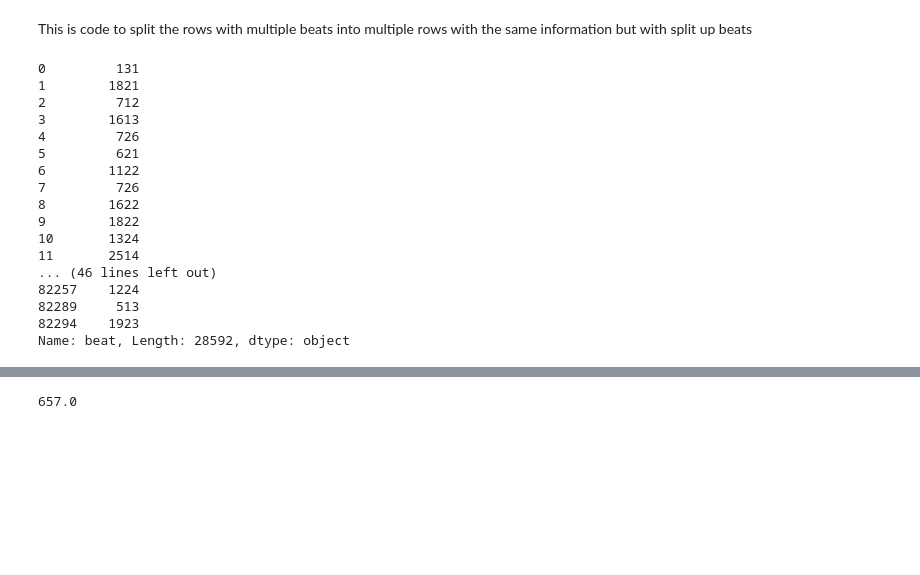
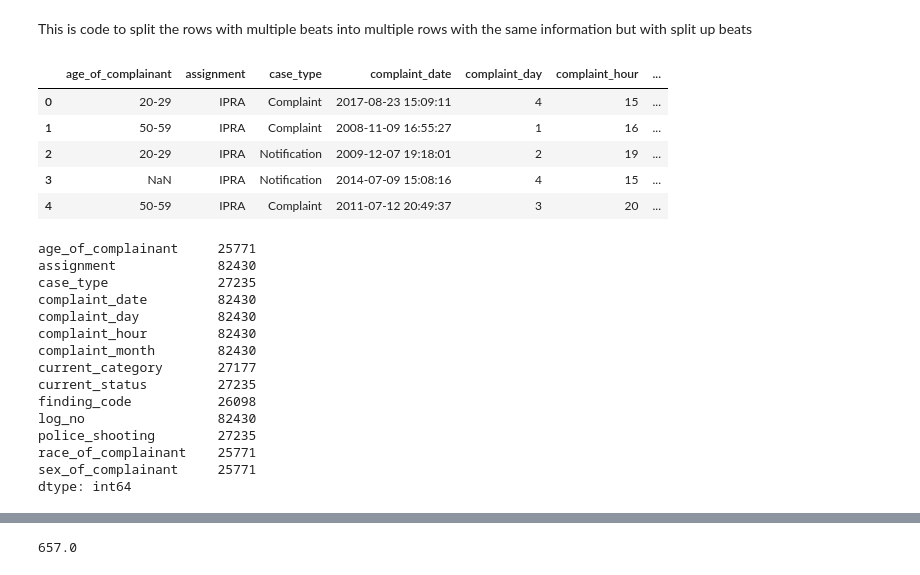
Before and after one commit to changuage/policecomplaints, a Jupyter notebook: Develop/notebooks/Data Pull and EDA.ipynb, the cells around one changed output, grey strips where cells are left out. Cells and saved outputs as stored; diff of their text form; code cells hidden in the pictures; blank space fills up the shorter version.

```diff
--- a/Develop/notebooks/Data Pull and EDA.ipynb
+++ b/Develop/notebooks/Data Pull and EDA.ipynb
@@ -220,30 +226,21 @@ officers.beat.str[:-2].value_counts()
 Name: beat, Length: 535, dtype: int64
 # %% [markdown]
 This is code to split the rows with multiple beats into multiple rows with the same information but with split up beats
+# %%
+complaints.head()
+# %% [output]
+|  | age_of_complainant | assignment | case_type | complaint_date | complaint_day | complaint_hour | ... |
+| 0 | 20-29 | IPRA | Complaint | 2017-08-23 15:09:11 | 4 | 15 | ... |
+| 1 | 50-59 | IPRA | Complaint | 2008-11-09 16:55:27 | 1 | 16 | ... |
+| 2 | 20-29 | IPRA | Notification | 2009-12-07 19:18:01 | 2 | 19 | ... |
+| 3 | NaN | IPRA | Notification | 2014-07-09 15:08:16 | 4 | 15 | ... |
+| 4 | 50-59 | IPRA | Complaint | 2011-07-12 20:49:37 | 3 | 20 | ... |
 # %%
 complaints2 = complaints
 complaints2
 split = complaints2['beat'].str.split('|').apply(pd.Series, 1).stack()
 split.index = split.index.droplevel(-1)
 split.name = 'beat'
-#del complaints2['beat']
-split
-#complaints2.join(s, how ="right")
+del complaints2['beat']
+split = split.apply(lambda x: x.strip())
+complaints2 = complaints2.join(split, how ="right")
-# %% [output]
-0         131
-1        1821
-2         712
-3        1613
-4         726
-5         621
-6        1122
-7         726
-8        1622
-9        1822
-10       1324
-11       2514
-... (46 lines left out)
-82257    1224
-82289     513
-82294    1923
-Name: beat, Length: 28592, dtype: object
@@ -249,0 +249,18 @@ Name: beat, Length: 28592, dtype: object
+# %%
+complaints.count()
+# %% [output]
+age_of_complainant     25771
+assignment             82430
+case_type              27235
+complaint_date         82430
+complaint_day          82430
+complaint_hour         82430
+complaint_month        82430
+current_category       27177
+current_status         27235
+finding_code           26098
+log_no                 82430
+police_shooting        27235
+race_of_complainant    25771
+sex_of_complainant     25771
+dtype: int64
```
Also changed, not shown: parts of 12 cells of this notebook, 6 other files.
